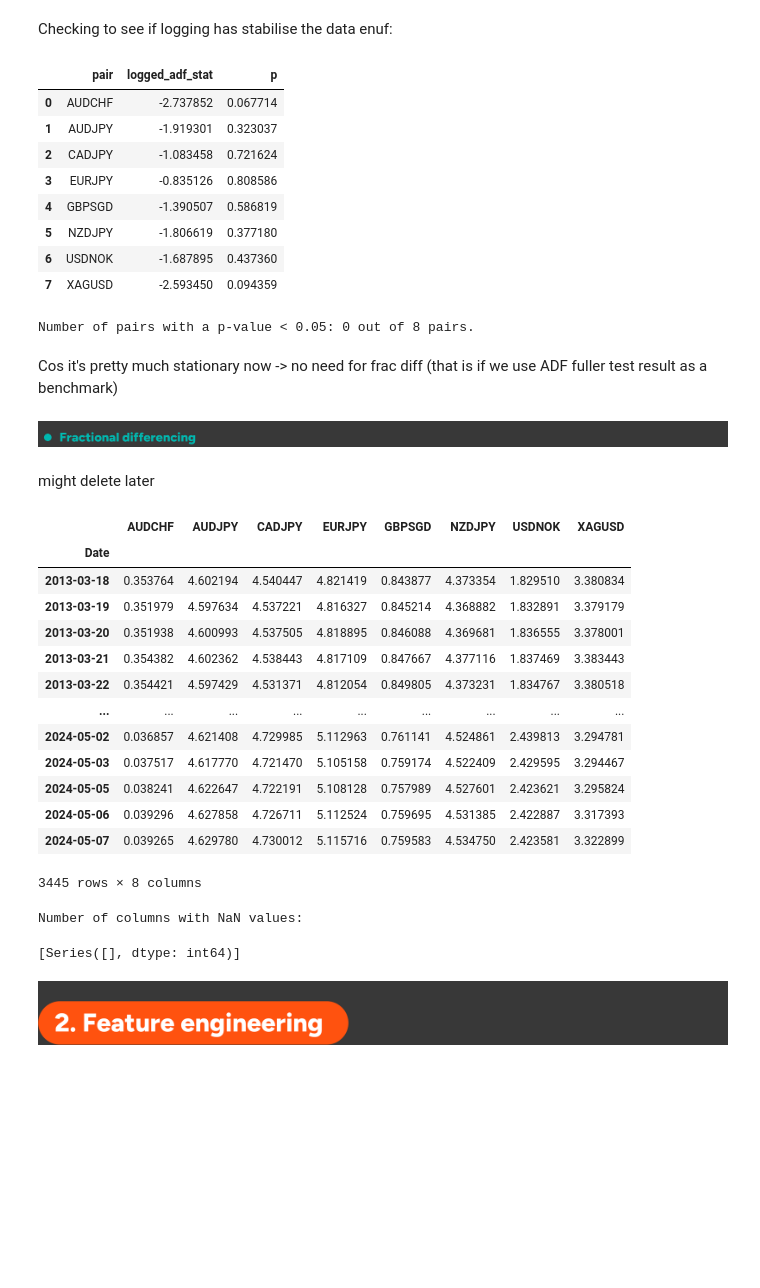
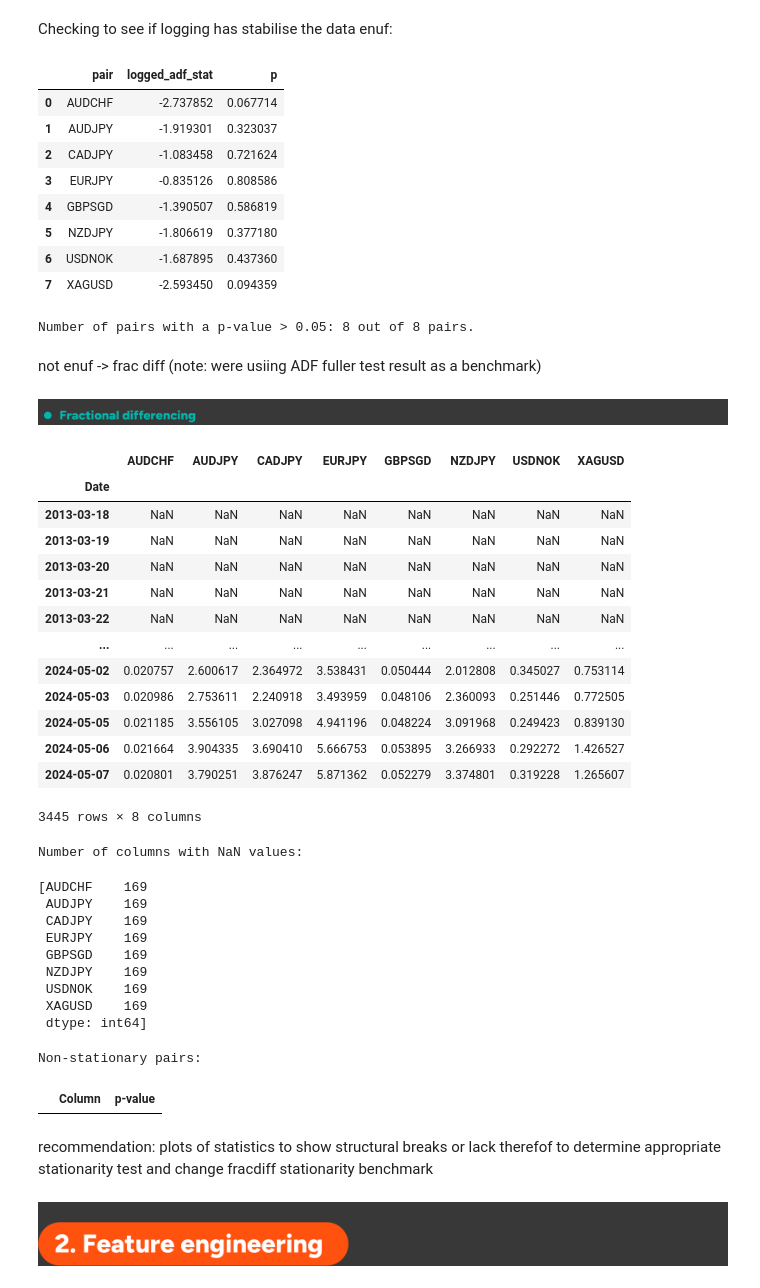
Before and after one commit to kellyle404/backtest_overfit, a Jupyter notebook: 🍀🌸🌿BACKTEST_OVERFITTING_CODES.ipynb, the cells around one changed output. Drawn from its saved outputs; the diff is of its cells as text; code cells hidden in the pictures; blank space fills up the shorter version.

```diff
--- a/🍀🌸🌿BACKTEST_OVERFITTING_CODES.ipynb
+++ b/🍀🌸🌿BACKTEST_OVERFITTING_CODES.ipynb
@@ -171,3 +171,14 @@ Number of pairs with a p-value < 0.05: 2 out of 8 pairs.
 Source: textbook page 160, 161
 # %% [markdown]
 ![ln.png](embedded-picture-1)
+# %%
+allres = []
+for column in forex_daily.columns:
+    result = adfuller(forex_daily[column])
+    p_value = result[1]
+    allres.append({'Column': column, 'p-value': p_value})
+allres_df = pd.DataFrame(allres)
+display(allres_df)
+non_stationary = allres_df[allres_df['p-value'] > 0.05]
+print("\nNon-stationary pairs:")
+non_stationary
@@ -212,8 +237,8 @@ for pair in forex_daily.columns:
 
 logged_adf_results = pd.DataFrame(logged_adf_results, columns = ['pair', 'logged_adf_stat', 'p'])
 display(logged_adf_results)
-print(f'\nNumber of pairs with a p-value < 0.05: {sum(logged_adf_results.p < 0.05)} out of {len(logged_adf_results)} pairs.')
-logged_adf_non_stationary = logged_adf_results[logged_adf_results["p"] < 0.05].reset_index(drop = True)
+print(f'\nNumber of pairs with a p-value > 0.05: {sum(logged_adf_results.p > 0.05)} out of {len(logged_adf_results)} pairs.')
+logged_adf_non_stationary = logged_adf_results[logged_adf_results["p"] > 0.05].reset_index(drop = True)
 # %% [output]
 |  | pair | logged_adf_stat | p |
 | 0 | AUDCHF | -2.737852 | 0.067714 |
@@ -224,41 +249,67 @@ logged_adf_non_stationary = logged_adf_results[logged_adf_results["p"] < 0.05].r
 | 5 | NZDJPY | -1.806619 | 0.377180 |
 | 6 | USDNOK | -1.687895 | 0.437360 |
 | 7 | XAGUSD | -2.593450 | 0.094359 |
-Number of pairs with a p-value < 0.05: 0 out of 8 pairs.
+Number of pairs with a p-value > 0.05: 8 out of 8 pairs.
 # %% [markdown]
-Cos it's pretty much stationary now -> no need for frac diff (that is if we use ADF fuller test result as a benchmark)
+not enuf -> frac diff (note: were usiing ADF fuller test result as a benchmark)
 # %% [markdown]
 ![fracdiff.png](embedded-picture-1)
-# %% [markdown]
-might delete later
 # %%
-frac_diff_price_df = forex_daily_log.copy()
+forex_daily_log_frdiff = forex_daily_log.copy()
 fracDiff = FractionalDifferentiator()
 
 for pair in logged_adf_non_stationary.pair.values[:]:
-    frac_diff_price_df[pair] = fracDiff.FitTransform(forex_daily[pair])
-display(frac_diff_price_df)
+    forex_daily_log_frdiff[pair] = fracDiff.FitTransform(forex_daily[pair])
+display(forex_daily_log_frdiff)
 
-nan_counts = frac_diff_price_df.isnull().sum()
+nan_counts = forex_daily_log_frdiff.isnull().sum()
 columns_with_nans = [nan_counts[nan_counts > 0]]
 print("Number of columns with NaN values:")
 columns_with_nans
 # %% [output]
 |  | AUDCHF | AUDJPY | CADJPY | EURJPY | GBPSGD | NZDJPY | USDNOK | XAGUSD |
 | Date |  |  |  |  |  |  |  |  |
-| 2013-03-18 | 0.353764 | 4.602194 | 4.540447 | 4.821419 | 0.843877 | 4.373354 | 1.829510 | 3.380834 |
-| 2013-03-19 | 0.351979 | 4.597634 | 4.537221 | 4.816327 | 0.845214 | 4.368882 | 1.832891 | 3.379179 |
-| 2013-03-20 | 0.351938 | 4.600993 | 4.537505 | 4.818895 | 0.846088 | 4.369681 | 1.836555 | 3.378001 |
-| 2013-03-21 | 0.354382 | 4.602362 | 4.538443 | 4.817109 | 0.847667 | 4.377116 | 1.837469 | 3.383443 |
-| 2013-03-22 | 0.354421 | 4.597429 | 4.531371 | 4.812054 | 0.849805 | 4.373231 | 1.834767 | 3.380518 |
+| 2013-03-18 | NaN | NaN | NaN | NaN | NaN | NaN | NaN | NaN |
+| 2013-03-19 | NaN | NaN | NaN | NaN | NaN | NaN | NaN | NaN |
+| 2013-03-20 | NaN | NaN | NaN | NaN | NaN | NaN | NaN | NaN |
+| 2013-03-21 | NaN | NaN | NaN | NaN | NaN | NaN | NaN | NaN |
+| 2013-03-22 | NaN | NaN | NaN | NaN | NaN | NaN | NaN | NaN |
 | ... | ... | ... | ... | ... | ... | ... | ... | ... |
-| 2024-05-02 | 0.036857 | 4.621408 | 4.729985 | 5.112963 | 0.761141 | 4.524861 | 2.439813 | 3.294781 |
-| 2024-05-03 | 0.037517 | 4.617770 | 4.721470 | 5.105158 | 0.759174 | 4.522409 | 2.429595 | 3.294467 |
-| 2024-05-05 | 0.038241 | 4.622647 | 4.722191 | 5.108128 | 0.757989 | 4.527601 | 2.423621 | 3.295824 |
-| 2024-05-06 | 0.039296 | 4.627858 | 4.726711 | 5.112524 | 0.759695 | 4.531385 | 2.422887 | 3.317393 |
-| 2024-05-07 | 0.039265 | 4.629780 | 4.730012 | 5.115716 | 0.759583 | 4.534750 | 2.423581 | 3.322899 |
+| 2024-05-02 | 0.020757 | 2.600617 | 2.364972 | 3.538431 | 0.050444 | 2.012808 | 0.345027 | 0.753114 |
+| 2024-05-03 | 0.020986 | 2.753611 | 2.240918 | 3.493959 | 0.048106 | 2.360093 | 0.251446 | 0.772505 |
+| 2024-05-05 | 0.021185 | 3.556105 | 3.027098 | 4.941196 | 0.048224 | 3.091968 | 0.249423 | 0.839130 |
+| 2024-05-06 | 0.021664 | 3.904335 | 3.690410 | 5.666753 | 0.053895 | 3.266933 | 0.292272 | 1.426527 |
+| 2024-05-07 | 0.020801 | 3.790251 | 3.876247 | 5.871362 | 0.052279 | 3.374801 | 0.319228 | 1.265607 |
 3445 rows × 8 columns
 Number of columns with NaN values:
-[Series([], dtype: int64)]
+[AUDCHF    169
+ AUDJPY    169
+ CADJPY    169
+ EURJPY    169
+ GBPSGD    169
+ NZDJPY    169
+ USDNOK    169
+ XAGUSD    169
+ dtype: int64]
+# %%
+# check
+cleaned_data = forex_daily_log_frdiff.dropna()
+
+allres = []
+for column in cleaned_data.columns:
+    result = adfuller(cleaned_data[column])
+    p_value = result[1]
+    allres.append({'Column': column, 'p-value': p_value})
+
+allres_df = pd.DataFrame(allres)
+non_stationary = allres_df[allres_df['p-value'] > 0.05]
+
+print("\nNon-stationary pairs:")
+display(non_stationary)
+# %% [output]
+Non-stationary pairs:
+|  | Column | p-value |
+# %% [markdown]
+recommendation: plots of statistics to show structural breaks or lack therefof to determine appropriate stationarity test and change fracdiff stationarity benchmark
 # %% [markdown]
 ![2.png](embedded-picture-1)
```
Also changed, not shown: parts of 71 cells of this notebook, 1 other file.
